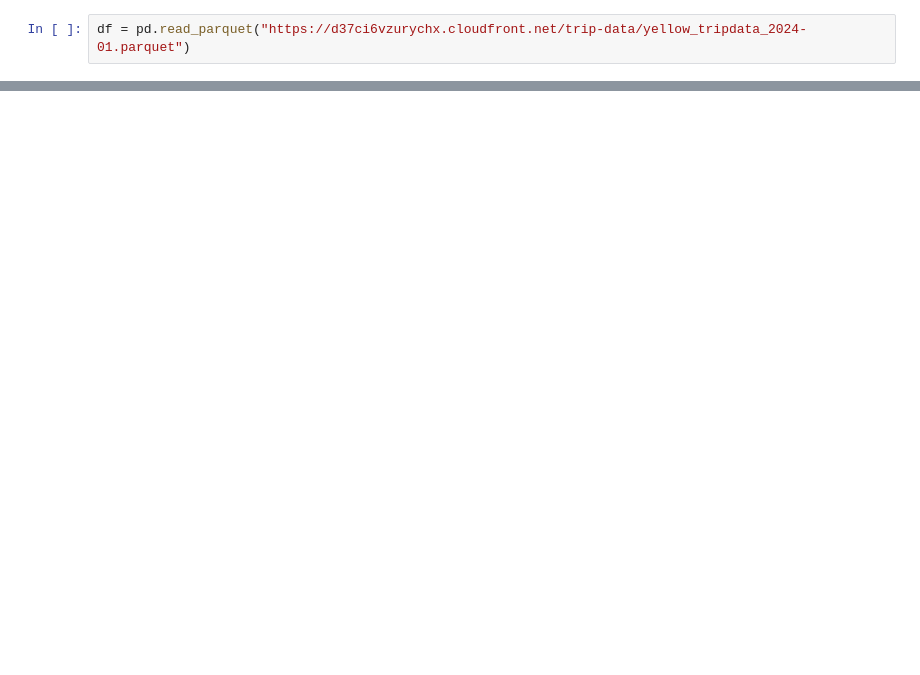
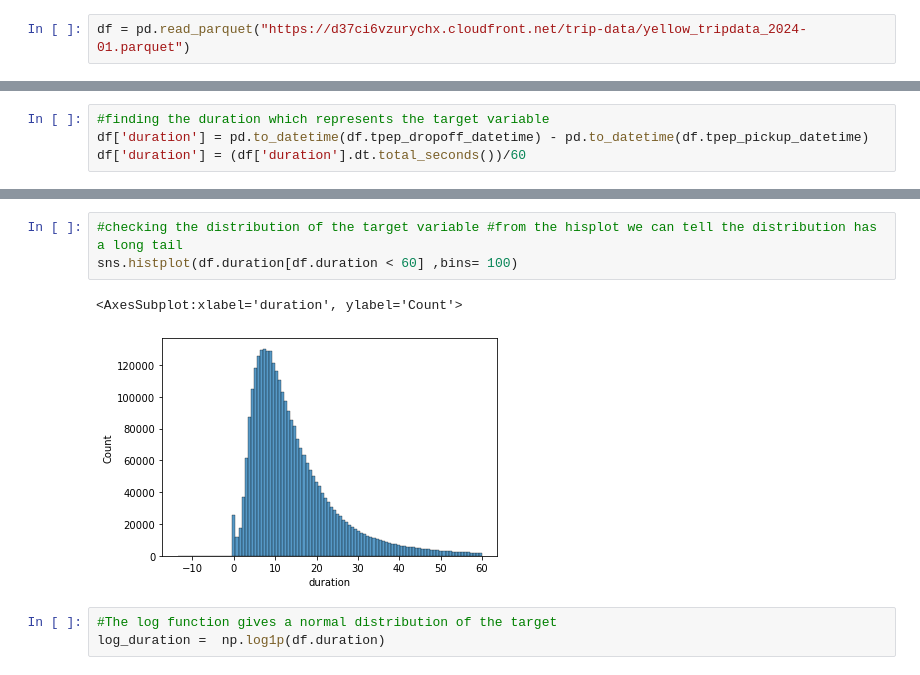
Before and after one commit to CarlEdem/MLOps, a Jupyter notebook: 01.Intro/homework 01.ipynb, the cells around one changed output, grey strips where cells are left out. Drawn from its saved outputs; the diff is of its cells as text; blank space fills up the shorter version.

```diff
--- a/01.Intro/homework 01.ipynb
+++ b/01.Intro/homework 01.ipynb
@@ -14,0 +127,4 @@ df.head()
+# %%
+#finding the duration which represents the target variable
+df['duration'] = pd.to_datetime(df.tpep_dropoff_datetime) - pd.to_datetime(df.tpep_pickup_datetime)
+df['duration'] = (df['duration'].dt.total_seconds())/60
@@ -14,0 +146,9 @@ df.head()
+# %%
+#checking the distribution of the target variable #from the hisplot we can tell the distribution has a long tail
+sns.histplot(df.duration[df.duration < 60] ,bins= 100)
+# %% [output]
+<AxesSubplot:xlabel='duration', ylabel='Count'>
+[figure, added]
+# %%
+#The log function gives a normal distribution of the target
+log_duration =  np.log1p(df.duration)
```
Also changed, not shown: parts of 19 cells of this notebook.
